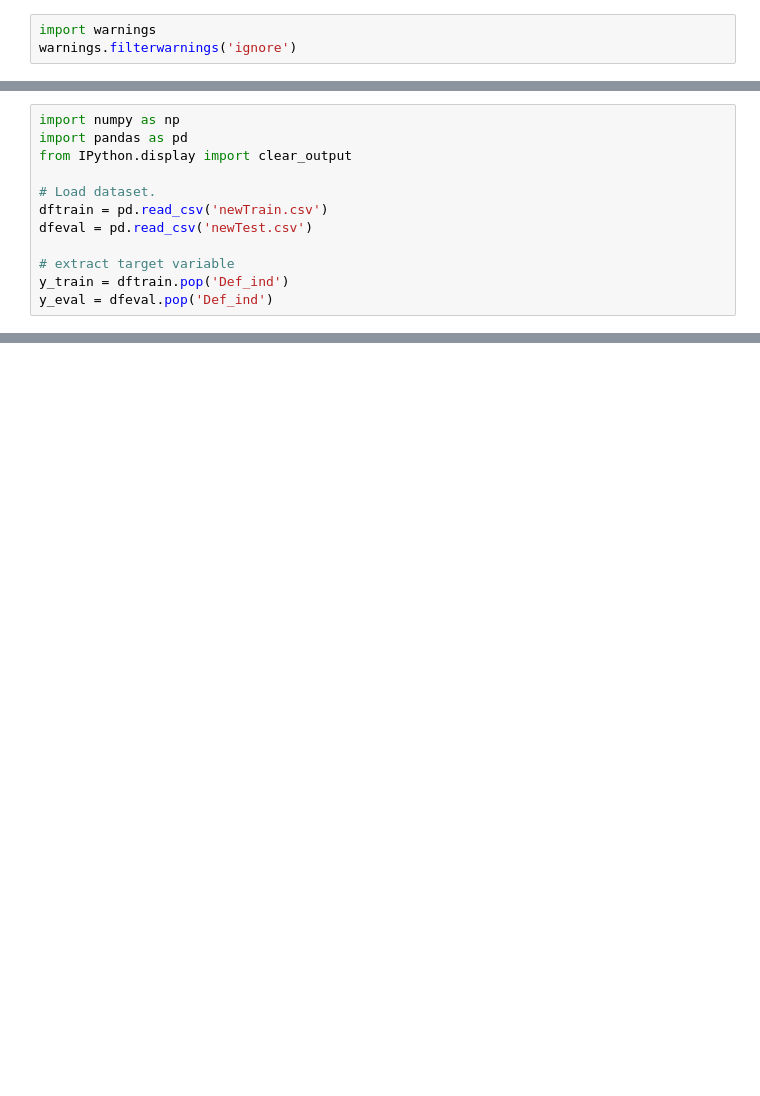
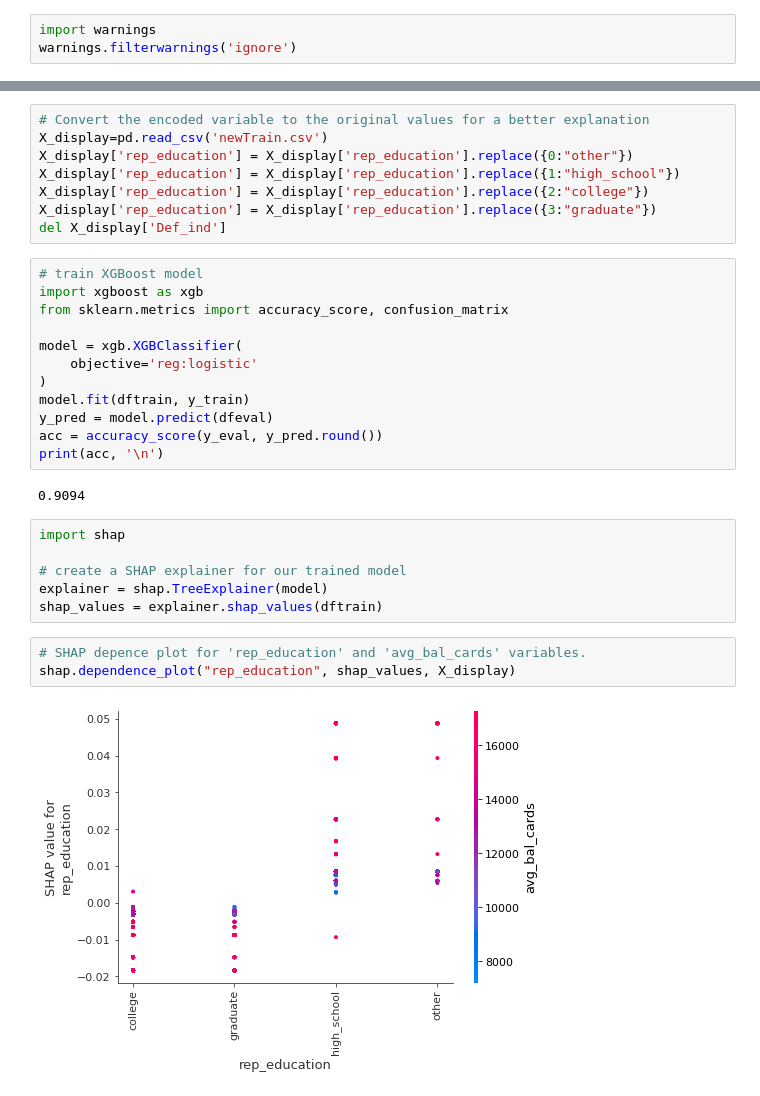
Before and after one commit to mh2t/ML, a Jupyter notebook: Credit/XGBoost_What_IF.ipynb, the cells around one changed output, grey strips where cells are left out. Saved outputs shown, nothing was run; the diff lists cells and outputs as text; blank space fills up the shorter version.

```diff
--- a/Credit/XGBoost_What_IF.ipynb
+++ b/Credit/XGBoost_What_IF.ipynb
@@ -13,12 +7,0 @@ except Exception:
-# %%
-import numpy as np
-import pandas as pd
-from IPython.display import clear_output
-
-# Load dataset.
-dftrain = pd.read_csv('newTrain.csv')
-dfeval = pd.read_csv('newTest.csv')
-
-# extract target variable
-y_train = dftrain.pop('Def_ind')
-y_eval = dfeval.pop('Def_ind')
@@ -289,0 +8,33 @@ WitWidget(config_builder, height=tool_height_in_px)
+# %%
+# Convert the encoded variable to the original values for a better explanation
+X_display=pd.read_csv('newTrain.csv')
+X_display['rep_education'] = X_display['rep_education'].replace({0:"other"})
+X_display['rep_education'] = X_display['rep_education'].replace({1:"high_school"})
+X_display['rep_education'] = X_display['rep_education'].replace({2:"college"})
+X_display['rep_education'] = X_display['rep_education'].replace({3:"graduate"})
+del X_display['Def_ind']
+# %%
+# train XGBoost model
+import xgboost as xgb
+from sklearn.metrics import accuracy_score, confusion_matrix
+
+model = xgb.XGBClassifier(
+    objective='reg:logistic'
+)
+model.fit(dftrain, y_train)
+y_pred = model.predict(dfeval)
+acc = accuracy_score(y_eval, y_pred.round())
+print(acc, '\n')
+# %% [output]
+0.9094
+# %%
+import shap
+
+# create a SHAP explainer for our trained model
+explainer = shap.TreeExplainer(model)
+shap_values = explainer.shap_values(dftrain)
+# %%
+# SHAP depence plot for 'rep_education' and 'avg_bal_cards' variables.
+shap.dependence_plot("rep_education", shap_values, X_display)
+# %% [output]
+[figure, added]
```
Also changed, not shown: parts of 20 cells of this notebook.
